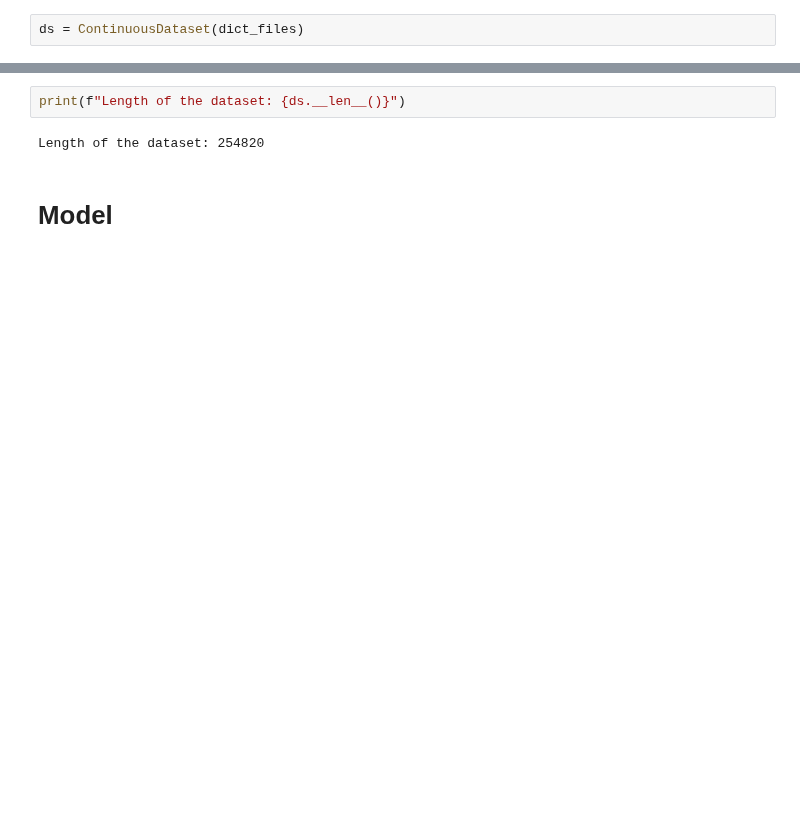
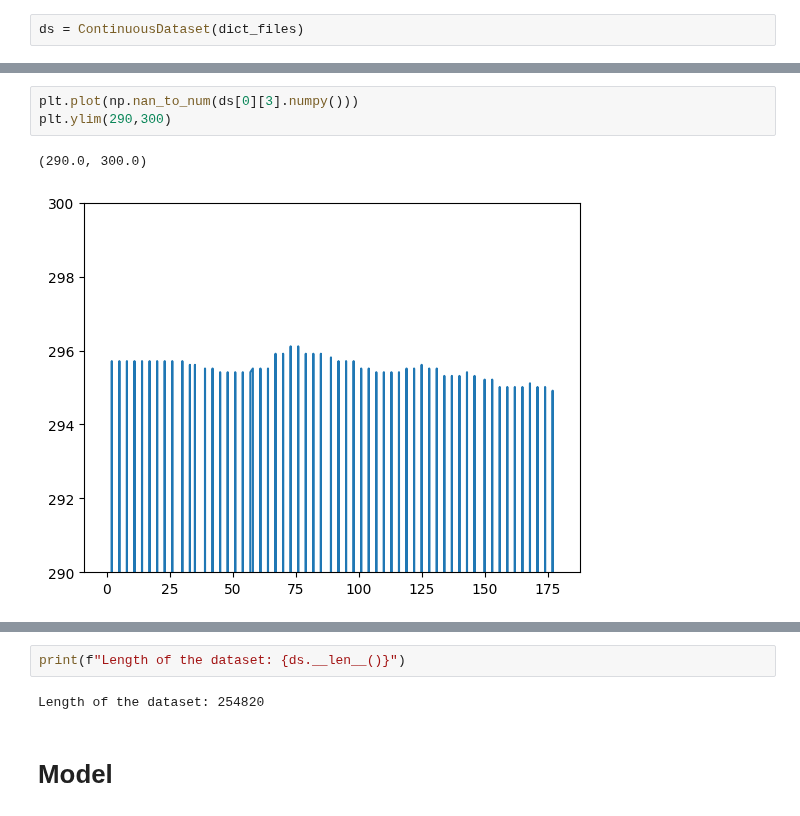
Before and after one commit to Matteo-Salis/physics-guided-gwl, a Jupyter notebook: src/notebooks/meteo_wtd_loader_continuous.ipynb, the cells around one changed output, grey strips where cells are left out. Cells and saved outputs as stored; diff of their text form; blank space fills up the shorter version.

```diff
--- a/src/notebooks/meteo_wtd_loader_continuous.ipynb
+++ b/src/notebooks/meteo_wtd_loader_continuous.ipynb
@@ -258,0 +81,6 @@ ds = ContinuousDataset(dict_files)
+# %%
+plt.plot(np.nan_to_num(ds[0][3].numpy()))
+plt.ylim(290,300)
+# %% [output]
+(290.0, 300.0)
+[figure, added]
```
Also changed, not shown: parts of 26 cells of this notebook, 3 other files.
